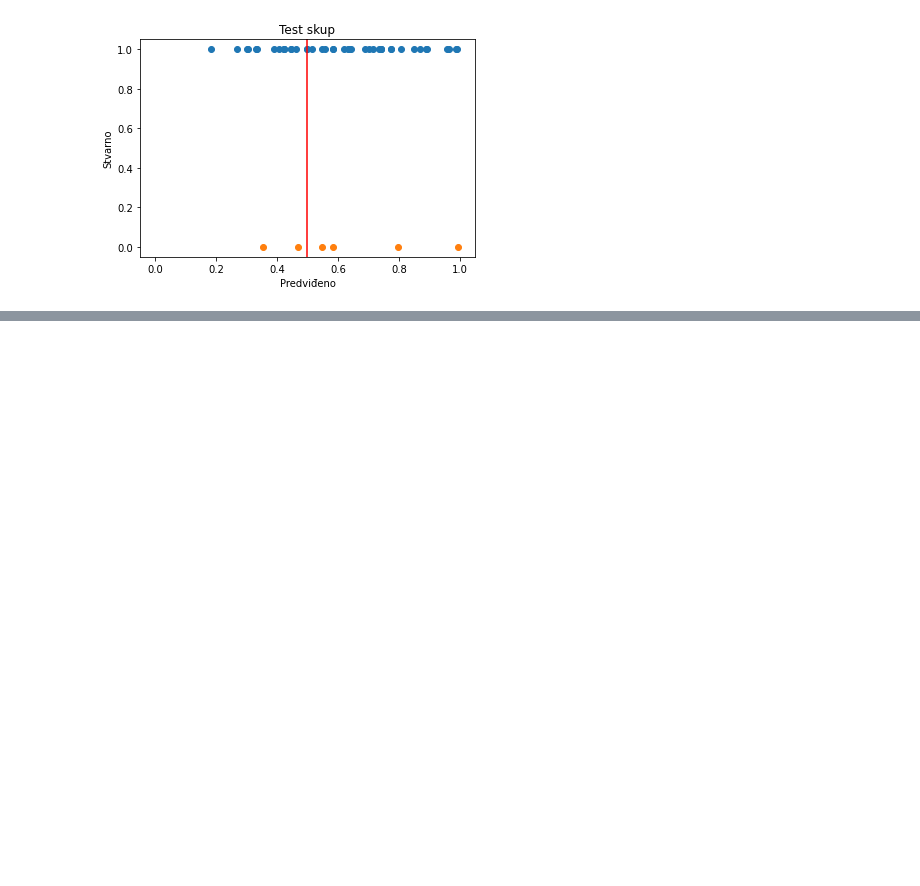
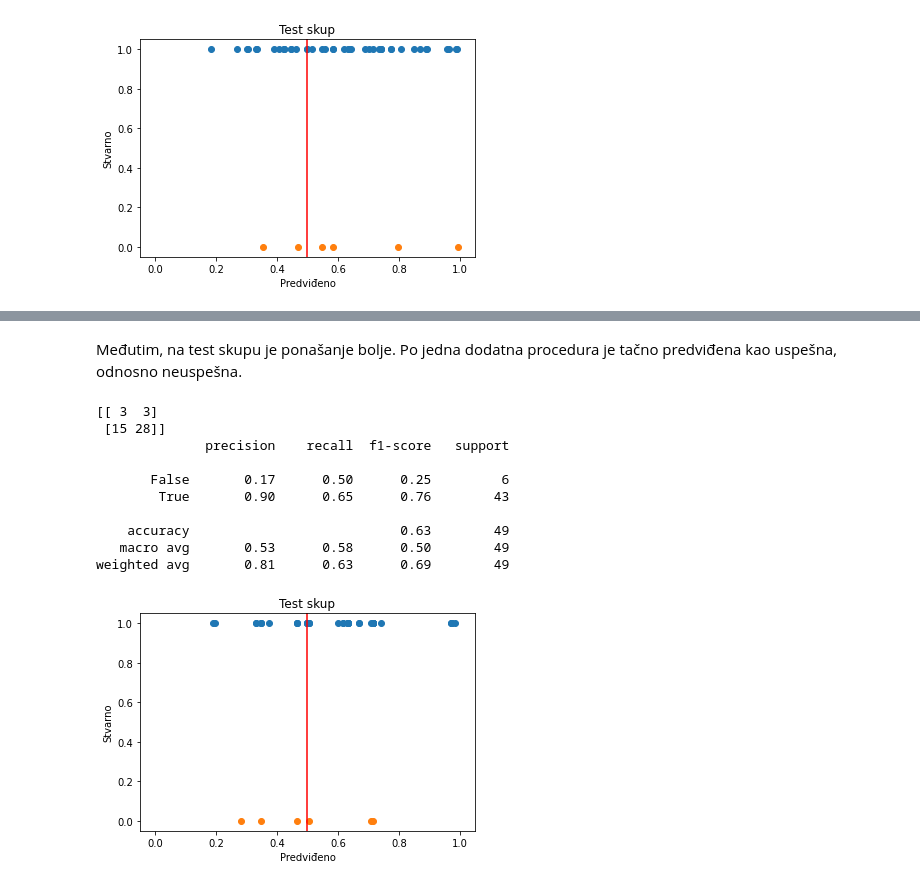
Before and after one commit to matfija/Elektrokonverzija, a Jupyter notebook: elektrobajes.ipynb, the cells around one changed output, grey strips where cells are left out. Cells and saved outputs as stored; diff of their text form; code cells hidden in the pictures; blank space fills up the shorter version.

Commit message:
Dodata još jedna Bajesova mreža

```diff
--- a/elektrobajes.ipynb
+++ b/elektrobajes.ipynb
@@ -378,0 +412,18 @@ weighted avg       0.78      0.59      0.66        49
+# %% [markdown]
+Međutim, na test skupu je ponašanje bolje. Po jedna dodatna procedura je tačno predviđena kao uspešna, odnosno neuspešna.
+# %%
+testx, testy = dohvati(fixed, df_train, df_test)
+oceni(testx, testy)
+nacrtaj(testx, testy, 'Test skup')
+# %% [output]
+[[ 3  3]
+ [15 28]]
+              precision    recall  f1-score   support
+
+       False       0.17      0.50      0.25         6
+        True       0.90      0.65      0.76        43
+
+    accuracy                           0.63        49
+   macro avg       0.53      0.58      0.50        49
+weighted avg       0.81      0.63      0.69        49
+[figure, added]
```
Also changed, not shown: parts of 7 cells of this notebook.
